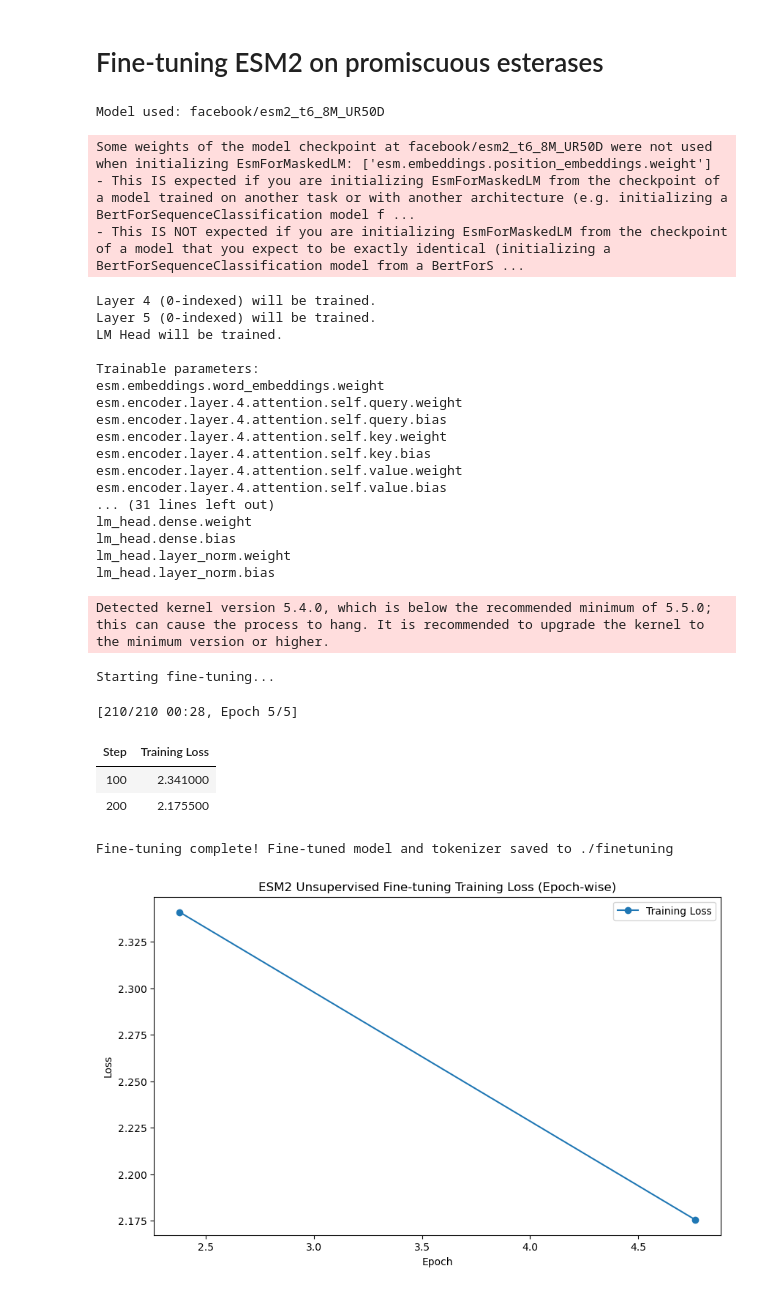
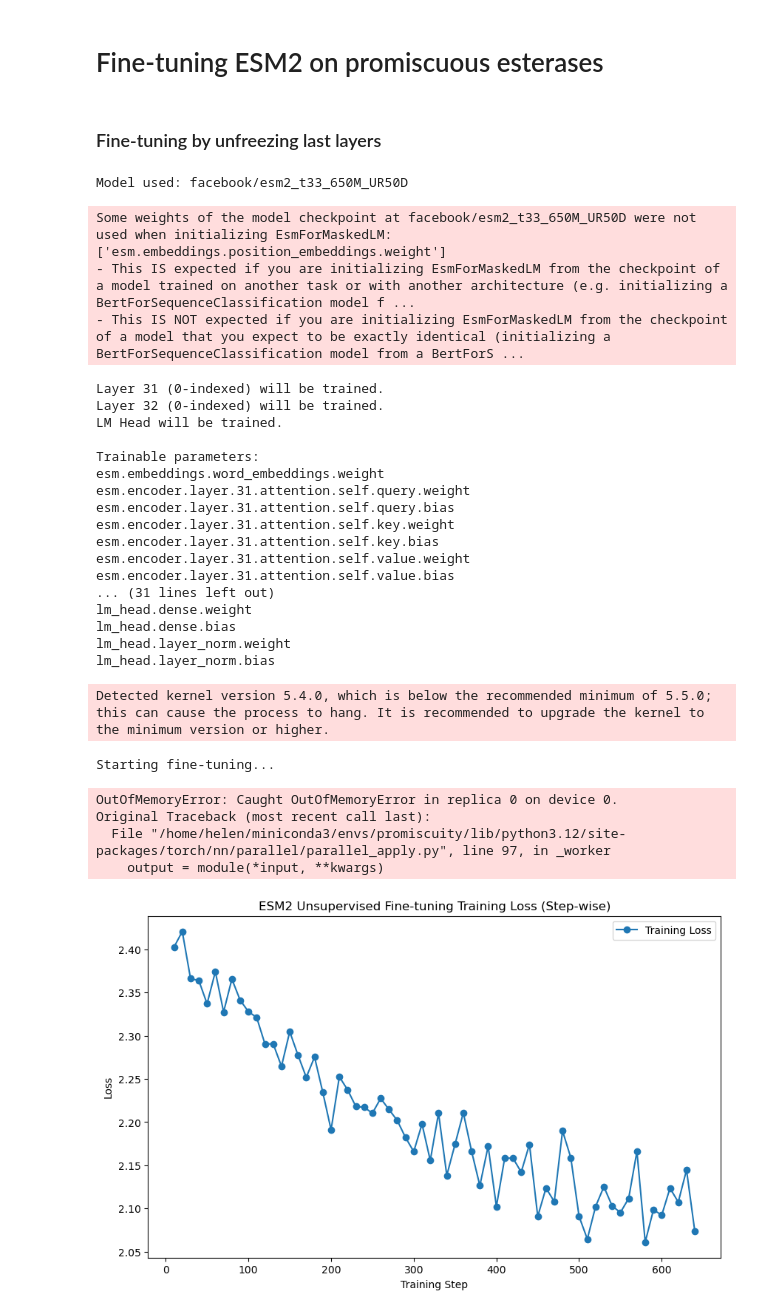
Before and after one commit to HelenSchmid/masterthesis, a Jupyter notebook: manuscript/N6_finetune_esm2.ipynb, the cells around one changed output. Drawn from its saved outputs; the diff is of its cells as text; code cells hidden in the pictures.

```diff
--- a/manuscript/N6_finetune_esm2.ipynb
+++ b/manuscript/N6_finetune_esm2.ipynb
@@ -13,16 +13,17 @@ import matplotlib.pyplot as plt
 import os
 # %%
 # Load  data
-df = pd.read_pickle('/nvme2/helen/masterthesis/manuscript/trainingdata/promiscuous_esterases_train_test_0p5_similarity_splits.pkl')
-df = df.head(8000)
-df_train = df[df['split'] == 'train'].reset_index(drop=True)
-df_test = df[df['split'] == 'test'].reset_index(drop=True)
+df_train = pd.read_pickle('/nvme2/helen/masterthesis/manuscript/trainingdata/promiscuous_esterases_train50.pkl')
+df_train = df_train.head(500)
+df_test = pd.read_pickle('/nvme2/helen/masterthesis/manuscript/trainingdata/promiscuous_esterases_test50.pkl')
 
 # Model checkpoint
-checkpoint = 'facebook/esm2_t6_8M_UR50D'
-output_dir="./finetuning"
+checkpoint = 'facebook/esm2_t33_650M_UR50D' #'facebook/esm2_t6_8M_UR50D'
+output_dir="/nvme2/helen/masterthesis/manuscript/finetuning/"
 if not os.path.exists(output_dir):
     os.makedirs(output_dir)
+# %% [markdown]
+### Fine-tuning by unfreezing last layers
 # %%
 # Set random seeds for reproducibility of trainings run
 def set_seeds(s):
@@ -31,14 +32,12 @@ def set_seeds(s):
     random.seed(s)
     set_seed(s)
 
-
 # Dataset creation
 def create_dataset(tokenizer,seqs):
     tokenized = tokenizer(seqs, max_length=1024, padding=True, truncation=True)
     dataset = Dataset.from_dict(tokenized)
 
     return dataset
-
 
 # Load ESM2 model
 def load_esm_model(checkpoint, unfrozen_layers, deepspeed=False):
@@ -76,7 +75,6 @@ def load_esm_model(checkpoint, unfrozen_layers, deepspeed=False):
 
     return model, tokenizer
 
-
 # Main training fuction
 def train_per_protein(
         checkpoint,       #model checkpoint
@@ -92,7 +90,7 @@ def train_per_protein(
 
         val_batch = 16,   #batch size for evaluation
         epochs = 10,      #training epochs
-        lr = 2e-5,        # learning rate
+        lr = 10e-3,        # learning rate
         seed = 42,        #random seed
         deepspeed = False,#if gpu is large enough disable deepspeed for training speedup
         mixed = True,     #enable mixed precision training
@@ -109,24 +107,21 @@ def train_per_protein(
 
     # Preprocess inputs: Replace uncommon AAs with "X"
     train_df["sequence"]=train_df["sequence"].str.replace('|'.join(["O","B","U","Z","J"]),"X",regex=True)
-    #valid_df["sequence"]=valid_df["sequence"].str.replace('|'.join(["O","B","U","Z","J"]),"X",regex=True)
 
     # Create Datasets
     train_set=create_dataset(tokenizer,list(train_df['sequence']))
-    #valid_set=create_dataset(tokenizer,list(valid_df['sequence']),list(valid_df['label']))
-
 
     # Define Hugginface Training Arguments
     training_args = TrainingArguments(
         output_dir=output_dir,
         overwrite_output_dir=True,
-        num_train_epochs=5, # Adjust based on dataset size and convergence
+        num_train_epochs=epochs, # Adjust based on dataset size and convergence
         per_device_train_batch_size=8, # Adjust based on your GPU memory
         save_steps=10_000, # Save model every 10,000 steps
         save_total_limit=2, # Keep only the last 2 checkpoints
         prediction_loss_only=True, # For unsupervised training, only loss is relevant
         logging_dir='./logs',
-        logging_steps=100,
+        logging_steps=10,
         report_to="none", # Disable reporting to W&B or other services if not needed
         dataloader_num_workers=2, # Number of subprocesses for data loading
     )
@@ -151,29 +146,33 @@ def train_per_protein(
     # Train model
     print("\nStarting fine-tuning...")
     trainer.train()
-    print(f"Fine-tuning complete! Fine-tuned model and tokenizer saved to {output_dir}")
+
+    # Save the fine-tuned model
+    model.save_pretrained("./fine_tuned_esm2_esterase_mlm")
+    tokenizer.save_pretrained("./fine_tuned_esm2_esterase_mlm")
+    print(f"Fine-tuned model and tokenizer saved to {output_dir}")
 
     return tokenizer, model, trainer.state.log_history
 # %%
 # Run fine-tuning
 tokenizer, model, history = train_per_protein(checkpoint, output_dir, df_train, batch = 1, accum = 8, epochs = 20, seed = 42)
 # %% [output]
-Model used: facebook/esm2_t6_8M_UR50D
+Model used: facebook/esm2_t33_650M_UR50D
-Some weights of the model checkpoint at facebook/esm2_t6_8M_UR50D were not used when initializing EsmForMaskedLM: ['esm.embeddings.position_embeddings.weight']
+Some weights of the model checkpoint at facebook/esm2_t33_650M_UR50D were not used when initializing EsmForMaskedLM: ['esm.embeddings.position_embeddings.weight']
 - This IS expected if you are initializing EsmForMaskedLM from the checkpoint of a model trained on another task or with another architecture (e.g. initializing a BertForSequenceClassification model f ...
 - This IS NOT expected if you are initializing EsmForMaskedLM from the checkpoint of a model that you expect to be exactly identical (initializing a BertForSequenceClassification model from a BertForS ...
-Layer 4 (0-indexed) will be trained.
-Layer 5 (0-indexed) will be trained.
+Layer 31 (0-indexed) will be trained.
+Layer 32 (0-indexed) will be trained.
 LM Head will be trained.
 
 Trainable parameters:
 esm.embeddings.word_embeddings.weight
-esm.encoder.layer.4.attention.self.query.weight
-esm.encoder.layer.4.attention.self.query.bias
-esm.encoder.layer.4.attention.self.key.weight
-esm.encoder.layer.4.attention.self.key.bias
-esm.encoder.layer.4.attention.self.value.weight
-esm.encoder.layer.4.attention.self.value.bias
+esm.encoder.layer.31.attention.self.query.weight
+esm.encoder.layer.31.attention.self.query.bias
+esm.encoder.layer.31.attention.self.key.weight
+esm.encoder.layer.31.attention.self.key.bias
+esm.encoder.layer.31.attention.self.value.weight
+esm.encoder.layer.31.attention.self.value.bias
 ... (31 lines left out)
 lm_head.dense.weight
 lm_head.dense.bias
@@ -181,12 +180,13 @@ lm_head.layer_norm.weight
 lm_head.layer_norm.bias
 Detected kernel version 5.4.0, which is below the recommended minimum of 5.5.0; this can cause the process to hang. It is recommended to upgrade the kernel to the minimum version or higher.
 Starting fine-tuning...
-[210/210 00:28, Epoch 5/5]
+OutOfMemoryError: Caught OutOfMemoryError in replica 0 on device 0.
+Original Traceback (most recent call last):
+  File "/home/helen/miniconda3/envs/promiscuity/lib/python3.12/site-packages/torch/nn/parallel/parallel_apply.py", line 97, in _worker
+    output = module(*input, **kwargs)
-| Step | Training Loss |
-| 100 | 2.341000 |
-| 200 | 2.175500 |
-Fine-tuning complete! Fine-tuned model and tokenizer saved to ./finetuning
 # %%
+# Plot training loss
+
 import matplotlib.pyplot as plt
 
 def plot_training_loss(log_history, x_axis='step', output_path=None):
@@ -202,32 +202,32 @@ def plot_training_loss(log_history, x_axis='step', output_path=None):
     train_logs = [entry for entry in log_history if 'loss' in entry and 'eval_loss' not in entry]
 
     if x_axis not in {'step', 'epoch'}:
         raise ValueError("x_axis must be either 'step' or 'epoch'.")
 
     x_values = [entry.get(x_axis, None) for entry in train_logs]
     y_values = [entry['loss'] for entry in train_logs]
 
     # Filter out entries where x_axis wasn't recorded
     x_values, y_values = zip(*[(x, y) for x, y in zip(x_values, y_values) if x is not None])
 
     if not x_values:
         print(f"No valid '{x_axis}' data found in history to plot.")
         return
 
     plt.figure(figsize=(10, 6))
     plt.plot(x_values, y_values, marker='o', label='Training Loss')
     plt.xlabel('Epoch' if x_axis == 'epoch' else 'Training Step')
     plt.ylabel('Loss')
     plt.title(f"ESM2 Unsupervised Fine-tuning Training Loss ({x_axis.capitalize()}-wise)")
     plt.grid(False)
     plt.legend()
 
     if output_path:
         #plt.savefig(output_path)
         print(f"Training loss plot saved to {output_path}")
     else:
         plt.show()
 
-plot_training_loss(history, x_axis='epoch')  # or 'step'
+plot_training_loss(history, x_axis='step')  # or 'epoch'
 # %% [output]
-[figure, old version]
+[figure, new version]
```
Also changed, not shown: parts of 18 cells of this notebook, 12 other files.
